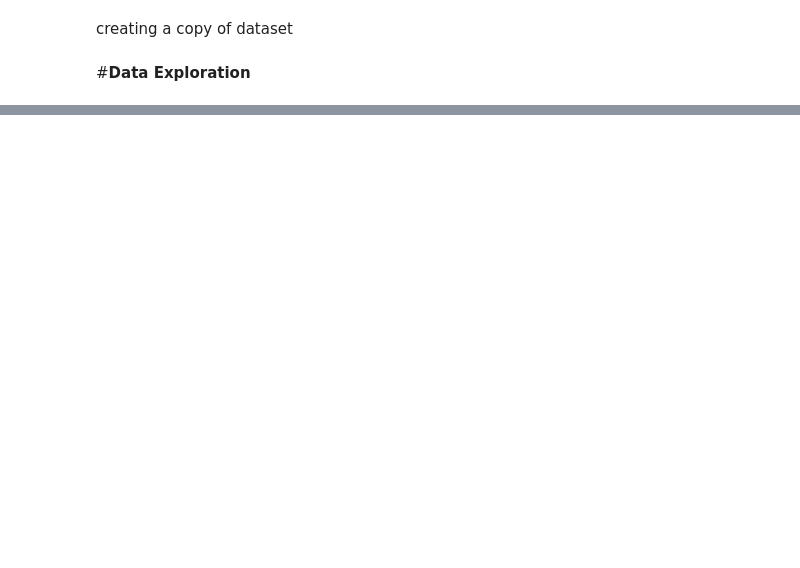
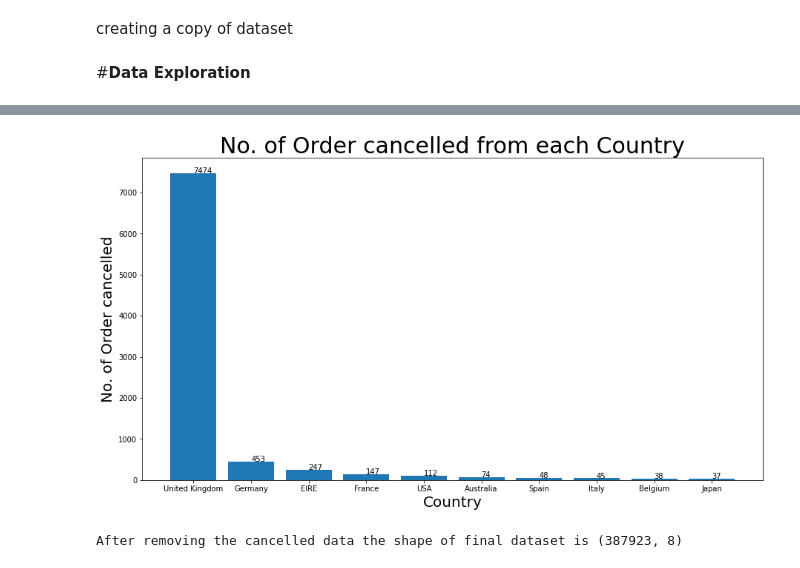
Before and after one commit to snehahampapura/Online-Retail-Customer-Segmentation, a Jupyter notebook: Online_Retail_Customer_Segmentation_Capstone_Project.ipynb, the cells around one changed output, grey strips where cells are left out. Saved outputs shown, nothing was run; the diff lists cells and outputs as text; code cells hidden in the pictures; blank space fills up the shorter version.

Commit message:
Data Analysis 1

```diff
--- a/Online_Retail_Customer_Segmentation_Capstone_Project.ipynb
+++ b/Online_Retail_Customer_Segmentation_Capstone_Project.ipynb
@@ -138,0 +167,2 @@ Index(['InvoiceNo', 'StockCode', 'Description', 'Quantity', 'InvoiceDate',
+# %%
+df.dropna(inplace=True)
@@ -138,0 +203,11 @@ Index(['InvoiceNo', 'StockCode', 'Description', 'Quantity', 'InvoiceDate',
+# %%
+# String to be searched in start of string
+search ="C"
+
+# boolean series returned with False at place of NaN
+bool_series = df["InvoiceNo"].str.startswith(search, na=False)
+
+# displaying filtered dataframe
+cancel_order = df[bool_series]
+
+cancel_order.head()
@@ -138,0 +230,5 @@ Index(['InvoiceNo', 'StockCode', 'Description', 'Quantity', 'InvoiceDate',
+# %%
+cancel_order_country = cancel_order.groupby('Country')['InvoiceNo'].count().reset_index()
+# %%
+cancel_order_country_top10 = cancel_order_country.sort_values('InvoiceNo',ascending=False, ignore_index=True).head(10)
+cancel_order_country_top10
@@ -138,0 +247,27 @@ Index(['InvoiceNo', 'StockCode', 'Description', 'Quantity', 'InvoiceDate',
+# %%
+# Figure Size
+plt.figure(figsize=(15,8))
+
+## Define x and y axis
+x=cancel_order_country_top10['Country']
+y=cancel_order_country_top10['InvoiceNo']
+
+# creating the bar plot
+plt.bar(x,y)
+
+## Function to set label
+def addlabels(x,y):
+    for i in range(len(x)):
+        plt.text(i,y[i],y[i])
+
+addlabels(x,y)
+
+# set xlabel. ylabel and title
+plt.xlabel("Country", size=20)
+plt.ylabel("No. of Order cancelled", size=20)
+plt.title("No. of Order cancelled from each Country", size=30)
+
+## Showing the plot
+plt.show()
+# %% [output]
+[figure, added]
@@ -138,0 +276,4 @@ Index(['InvoiceNo', 'StockCode', 'Description', 'Quantity', 'InvoiceDate',
+# %%
+print("After removing the cancelled data the shape of final dataset is", df.shape)
+# %% [output]
+After removing the cancelled data the shape of final dataset is (387923, 8)
```
Also changed, not shown: parts of 46 cells of this notebook.
